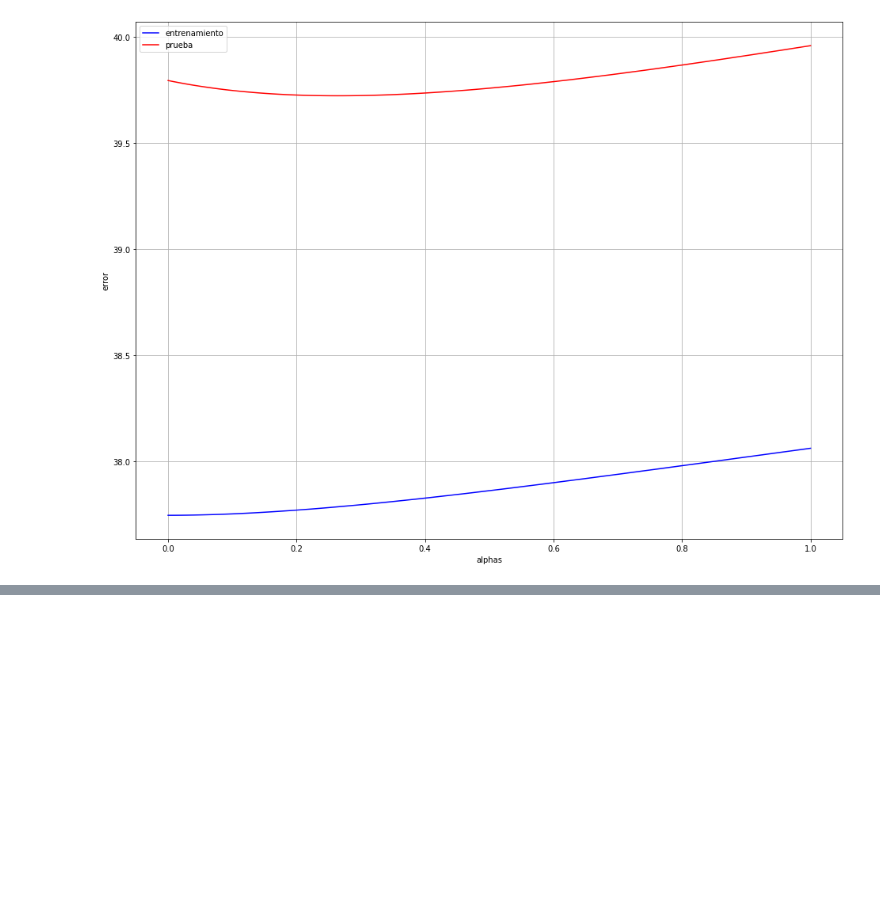
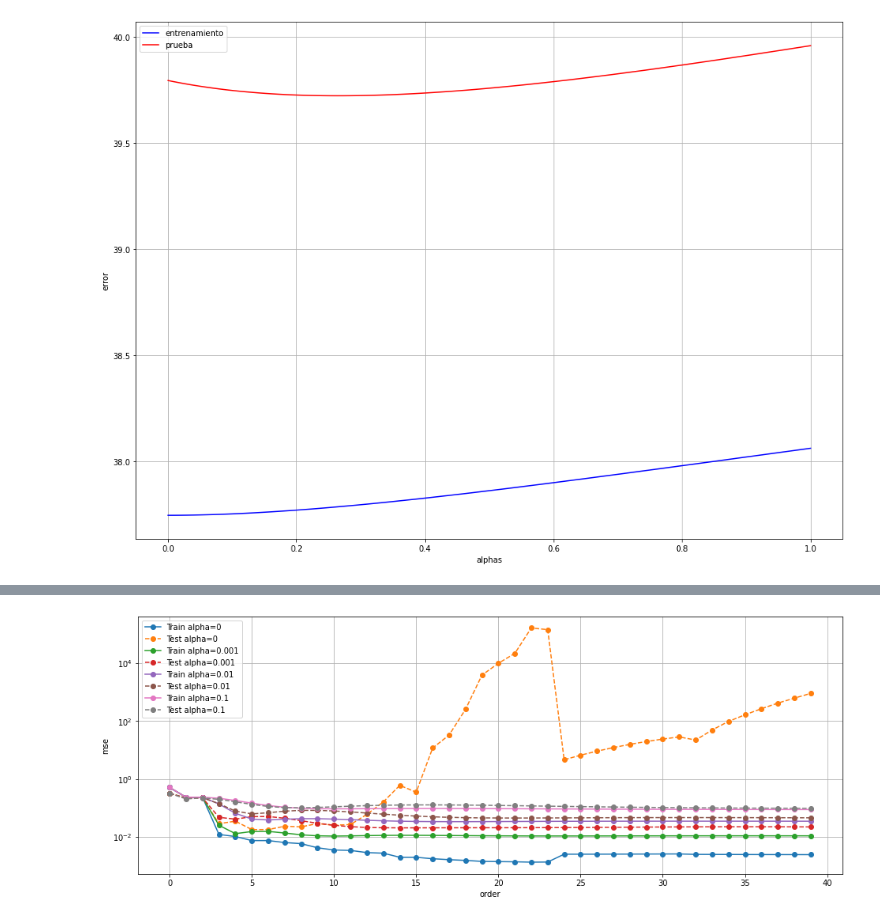
Before and after one commit to agusrdlv/diplodatos_iaa, a Jupyter notebook: Lab_1_G2.ipynb, the cells around one changed output, grey strips where cells are left out. Drawn from its saved outputs; the diff is of its cells as text; code cells hidden in the pictures; blank space fills up the shorter version.

```diff
--- a/Lab_1_G2.ipynb
+++ b/Lab_1_G2.ipynb
@@ -490,0 +518,37 @@ plt.show()
+# %%
+from sklearn.linear_model import Ridge
+
+
+alphas = [0,0.001, 0.01, 0.1]
+degrees = range(0,40)
+
+plt.figure(figsize=(16,6))
+for alpha in alphas:
+    train_mse = list()
+    test_mse = list()
+    for degree in degrees:
+        model = make_pipeline(PolynomialFeatures(degree), Ridge(alpha=alpha))
+        model.fit(X_train, y_train)
+
+        y_train_pred = model.predict(X_train)
+        y_test_pred = model.predict(X_test)
+
+        train_error = mean_squared_error(y_train, y_train_pred)
+        test_error = mean_squared_error(y_test, y_test_pred)
+
+        train_mse.append(train_error)
+        test_mse.append(test_error)
+
+#         print(f'Alpha: {alpha} Degree: {degree} Train MSE: {train_error:0.2} Test MSE: {test_error:0.2}')
+
+
+    plt.semilogy(degrees, train_mse, '-o', label=f'Train alpha={alpha}')
+    plt.semilogy(degrees, test_mse, '--o', label=f'Test alpha={alpha}')
+
+plt.legend()
+plt.xlabel('order')
+plt.ylabel('mse')
+# plt.ylim([0,10])
+plt.grid(True)
+# %% [output]
+[figure, added]
```
Also changed, not shown: parts of 1 cell of this notebook.
